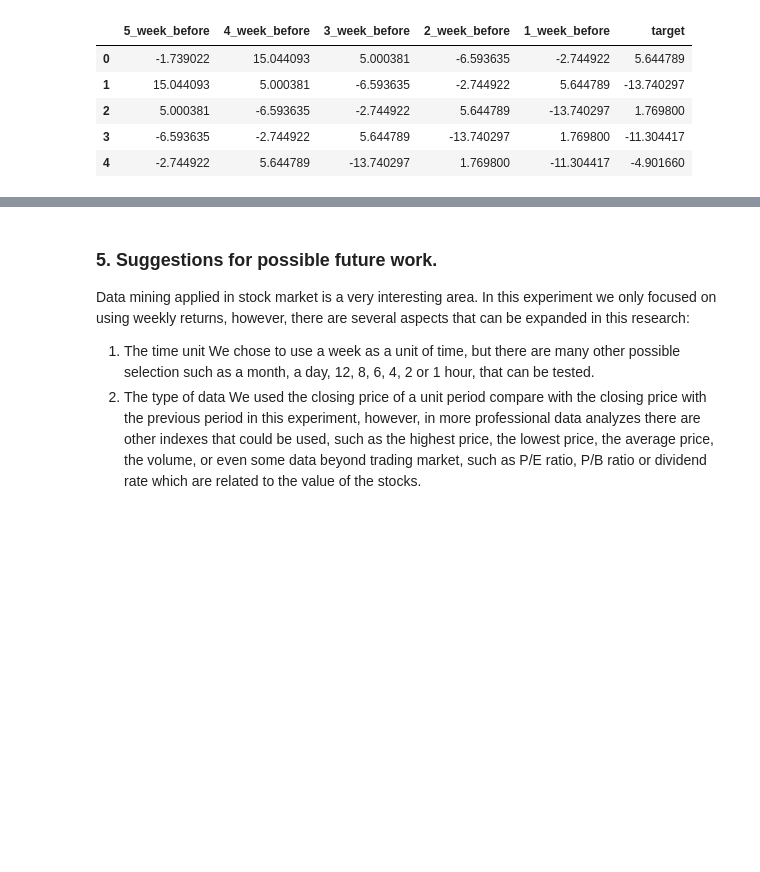
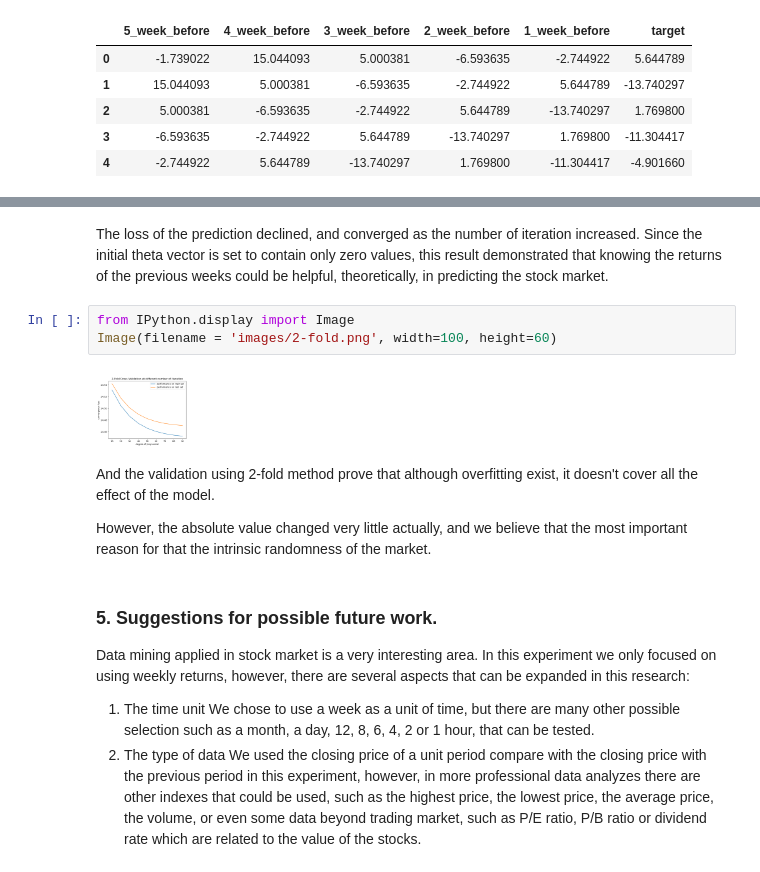
Before and after one commit to SanyueHan/COMP3027J-Data-Mining-Machine-Learning, a Jupyter notebook: Assignments/Assignment_2/Assignment_2_total.ipynb, the cells around one changed output, grey strips where cells are left out. Saved outputs shown, nothing was run; the diff lists cells and outputs as text; blank space fills up the shorter version.

```diff
--- a/Assignments/Assignment_2/Assignment_2_total.ipynb
+++ b/Assignments/Assignment_2/Assignment_2_total.ipynb
@@ -83,3 +110,19 @@ df.head()
+# %% [markdown]
+The loss of the prediction declined, and converged as the number of iteration increased.
+Since the initial theta vector is set to contain only zero values,
+this result demonstrated that knowing the returns of the previous weeks could be helpful,
+theoretically, in predicting the stock market.
+# %%
+from IPython.display import Image
+Image(filename = 'images/2-fold.png', width=100, height=60)
+# %% [output]
+[figure, added]
+# %% [markdown]
+And the validation using 2-fold method prove that although overfitting exist,
+it doesn't cover all the effect of the model.
+
+However, the absolute value changed very little actually,
+and we believe that the most important reason for that the intrinsic randomness of the market.
 # %% [markdown]
 ### 5. Suggestions for possible future work.
 Data mining applied in stock market is a very interesting area.
```
Also changed, not shown: parts of 10 cells of this notebook, 6 other files.
